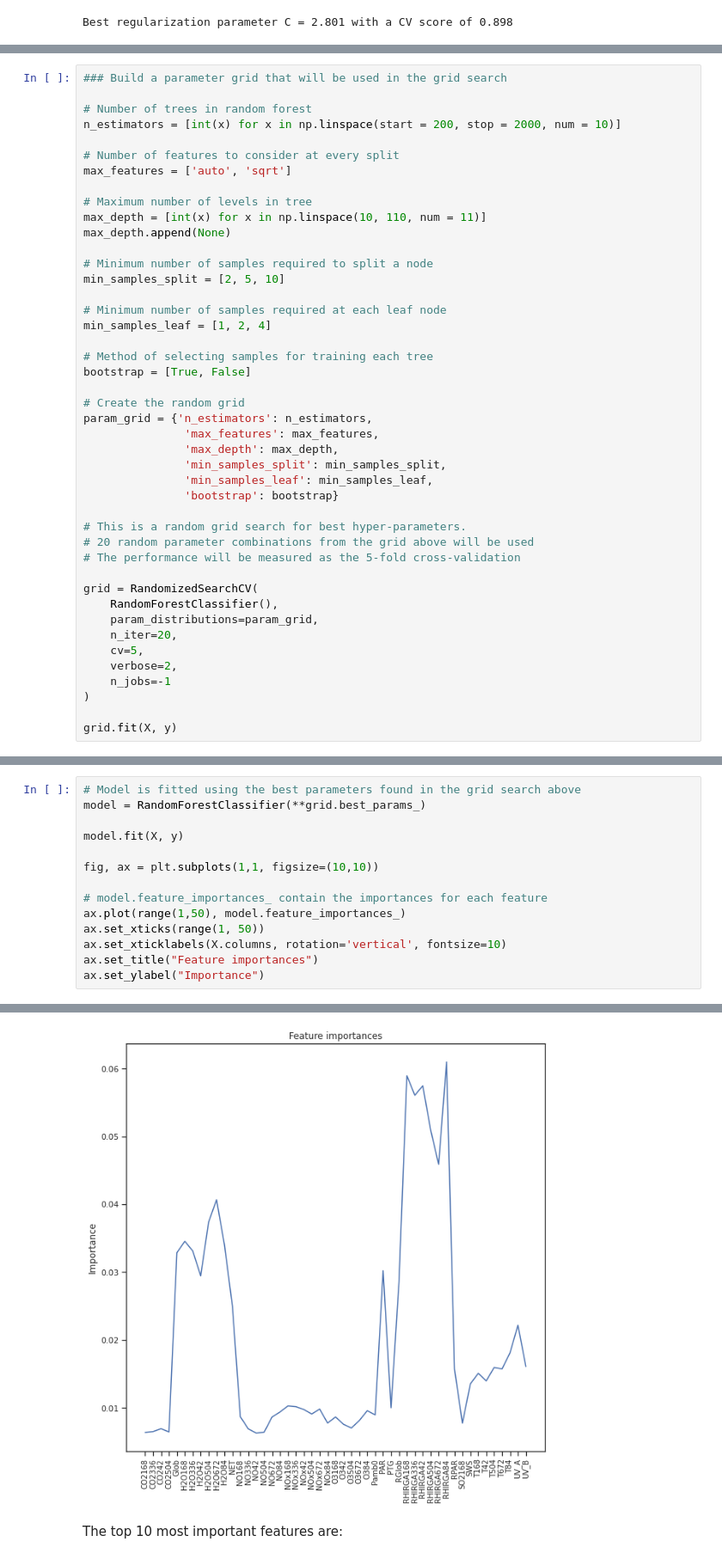
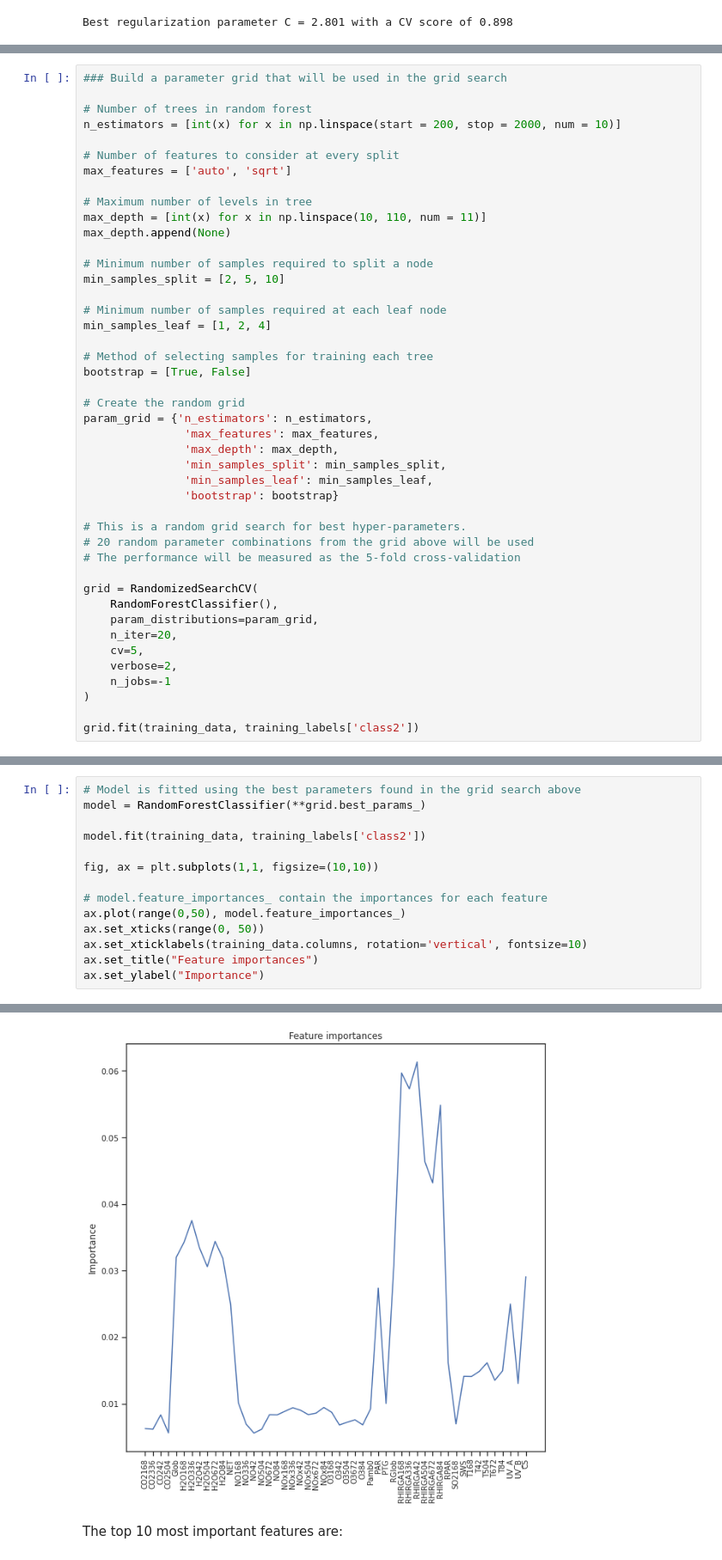
Before and after one commit to vkopio/iml-term-project, a Jupyter notebook: final_report.ipynb, the cells around one changed output, grey strips where cells are left out. Shown at 86% size. Cells and saved outputs as stored; diff of their text form.

```diff
--- a/final_report.ipynb
+++ b/final_report.ipynb
@@ -351,7 +351,7 @@ grid = RandomizedSearchCV(
     n_jobs=-1
 )
 
-grid.fit(X, y)
+grid.fit(training_data, training_labels['class2'])
 # %% [output]
 Fitting 5 folds for each of 20 candidates, totalling 100 fits
 [Parallel(n_jobs=-1)]: Using backend LokyBackend with 8 concurrent workers.
@@ -398,20 +392,20 @@ Random Forest algorithms have a handy feature importance property. Basically, it
 # %%
 # Model is fitted using the best parameters found in the grid search above
 model = RandomForestClassifier(**grid.best_params_)
 
-model.fit(X, y)
+model.fit(training_data, training_labels['class2'])
 
 fig, ax = plt.subplots(1,1, figsize=(10,10))
 
 # model.feature_importances_ contain the importances for each feature
-ax.plot(range(1,50), model.feature_importances_)
-ax.set_xticks(range(1, 50))
-ax.set_xticklabels(X.columns, rotation='vertical', fontsize=10)
+ax.plot(range(0,50), model.feature_importances_)
+ax.set_xticks(range(0, 50))
+ax.set_xticklabels(training_data.columns, rotation='vertical', fontsize=10)
 ax.set_title("Feature importances")
 ax.set_ylabel("Importance")
 # %% [output]
 Text(0, 0.5, 'Importance')
-[figure, old version]
+[figure, new version]
 # %% [markdown]
 The top 10 most important features are:
 # %%
```
Also changed, not shown: parts of 9 cells of this notebook.
